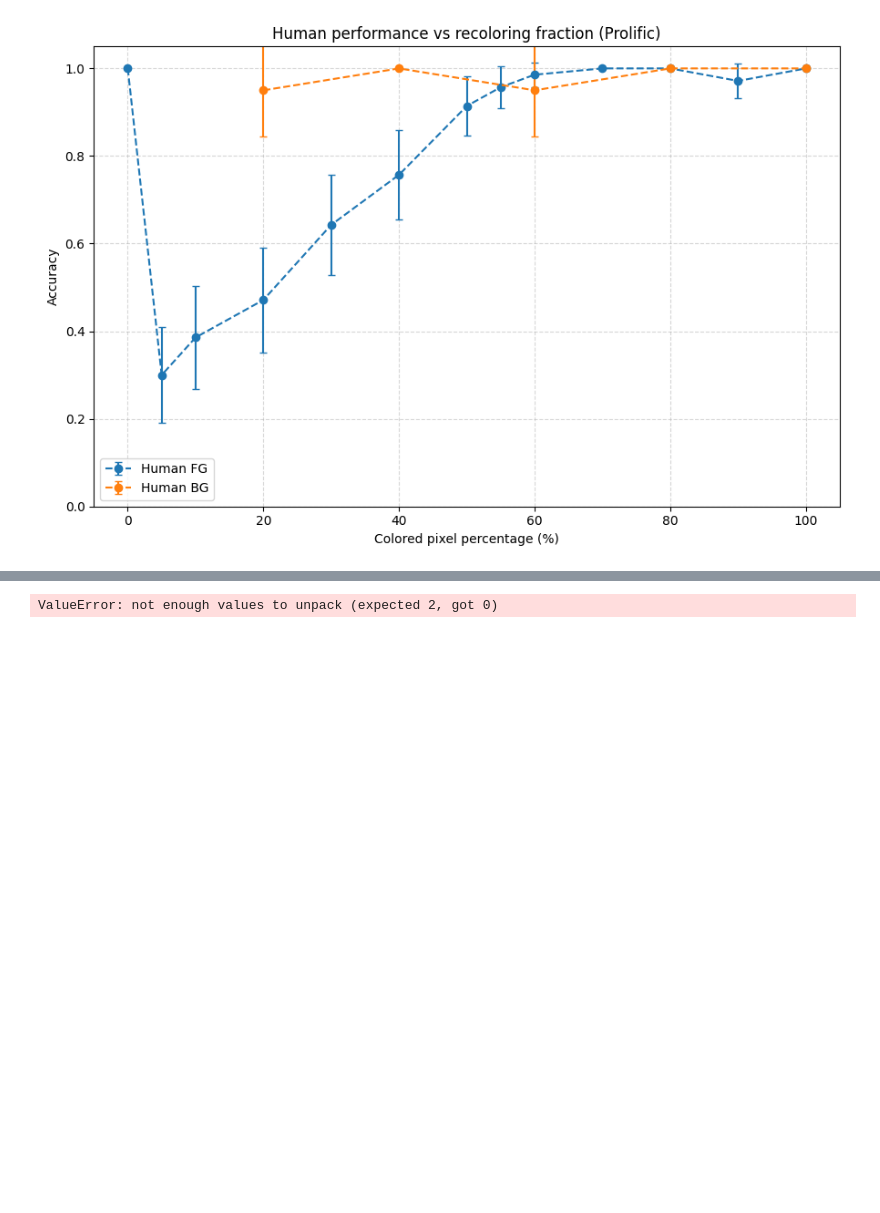
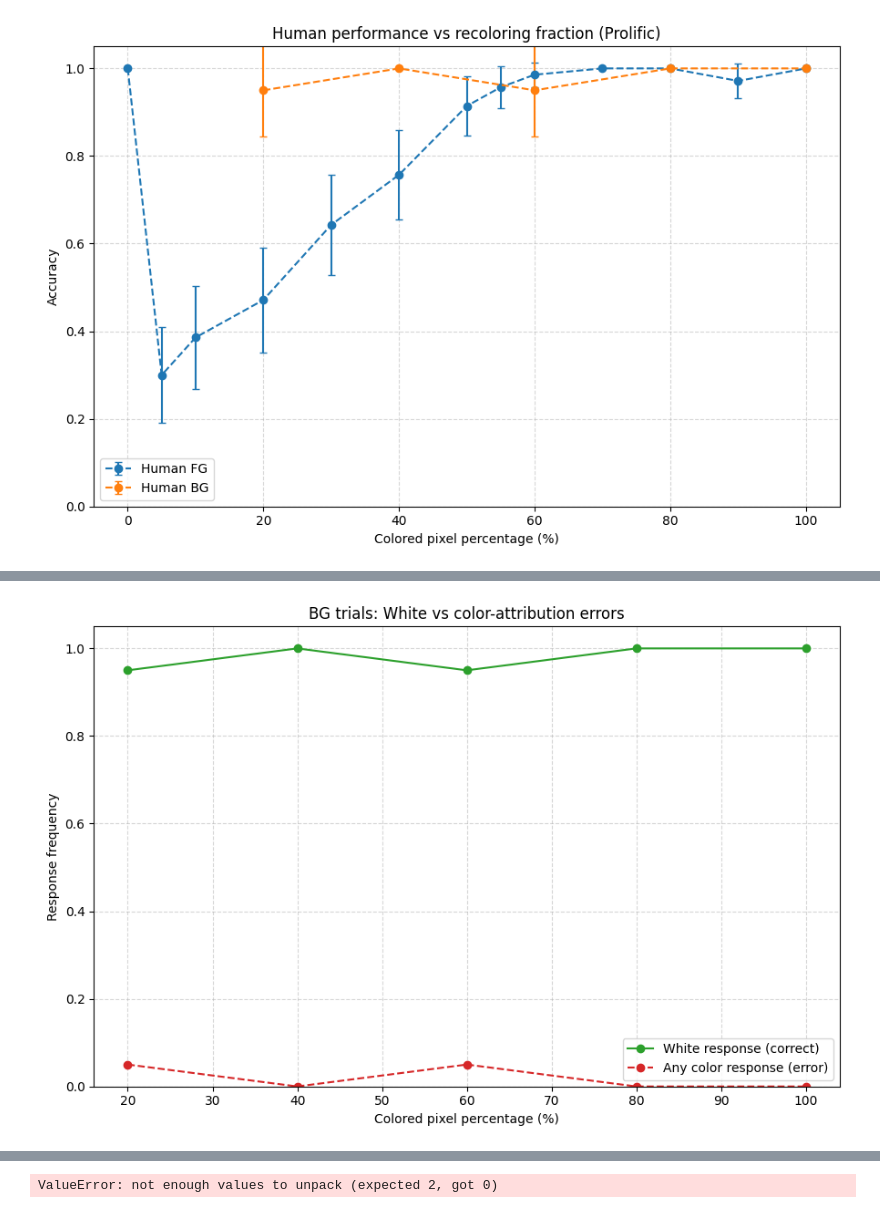
Before and after one commit to jonnemi/color-concept-entanglement, a Jupyter notebook: prolific_study/prolific_evaluation.ipynb, the cells around one changed output, grey strips where cells are left out. Cells and saved outputs as stored; diff of their text form; code cells hidden in the pictures; blank space fills up the shorter version.

```diff
--- a/prolific_study/prolific_evaluation.ipynb
+++ b/prolific_study/prolific_evaluation.ipynb
@@ -336,0 +389,46 @@ plt.show()
+# %%
+df_bg = df_complete[df_complete["variant_region"] == "BG"].copy()
+
+df_bg["is_white"] = df_bg["response_label"] == "white"
+df_bg["is_colored"] = ~df_bg["is_white"]
+
+bg_summary = (
+    df_bg
+    .groupby("percent_colored")
+    .agg(
+        p_white=("is_white", "mean"),
+        p_colored=("is_colored", "mean"),
+        n=("is_white", "count")
+    )
+    .reset_index()
+)
+
+fig, ax = plt.subplots(figsize=(9, 6))
+
+ax.plot(
+    bg_summary["percent_colored"],
+    bg_summary["p_white"],
+    "o-",
+    label="White response (correct)",
+    color="#2ca02c",
+)
+
+ax.plot(
+    bg_summary["percent_colored"],
+    bg_summary["p_colored"],
+    "o--",
+    label="Any color response (error)",
+    color="#d62728",
+)
+
+ax.set_xlabel("Colored pixel percentage (%)")
+ax.set_ylabel("Response frequency")
+ax.set_ylim(0, 1.05)
+ax.set_title("BG trials: White vs color-attribution errors")
+ax.grid(True, linestyle="--", alpha=0.5)
+ax.legend()
+
+plt.tight_layout()
+plt.show()
+# %% [output]
+[figure, added]
```
Also changed, not shown: parts of 28 cells of this notebook, 1 other file.
